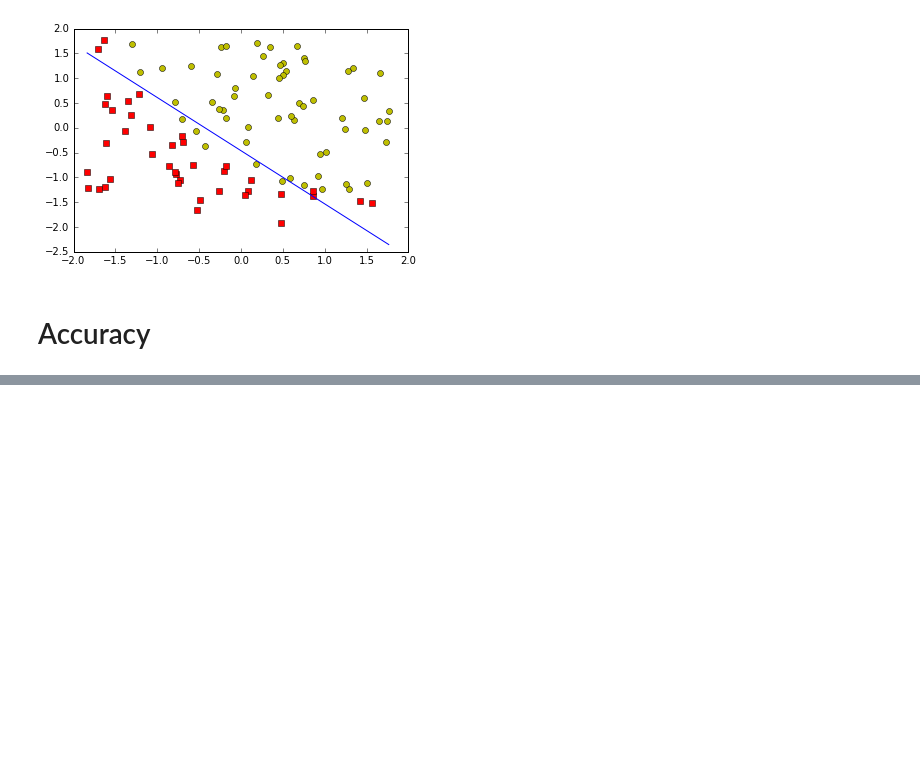
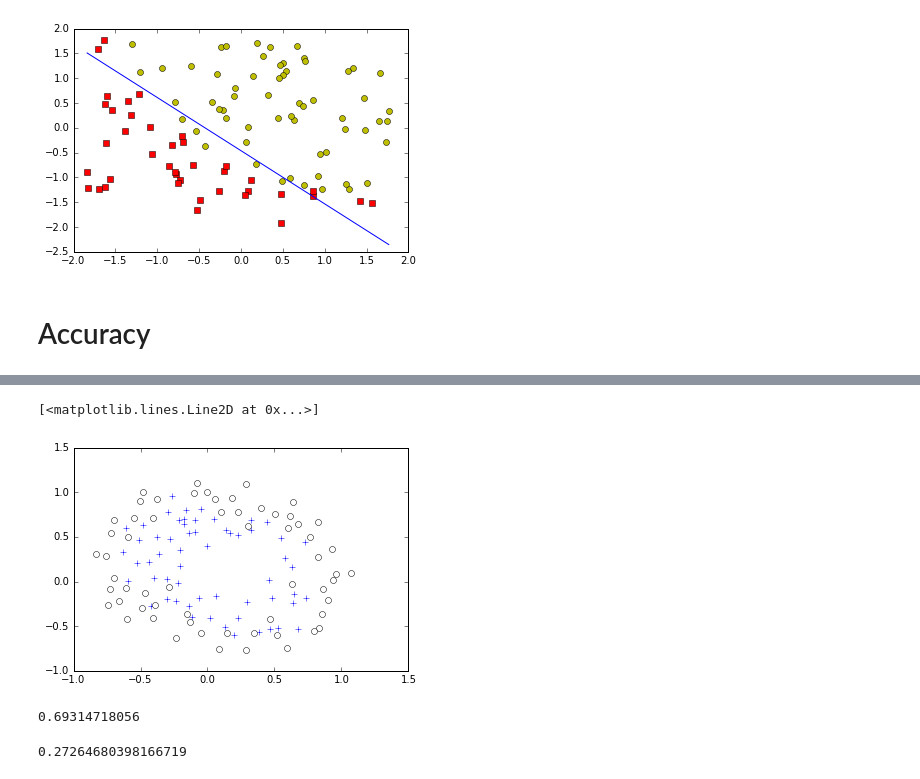
Before and after one commit to liavkoren/ng-redux, a Jupyter notebook: ex2/Logistic regression.ipynb, the cells around one changed output, grey strips where cells are left out. Cells and saved outputs as stored; diff of their text form; code cells hidden in the pictures; blank space fills up the shorter version.

Commit message:
Adds regularization.

```diff
--- a/ex2/Logistic regression.ipynb
+++ b/ex2/Logistic regression.ipynb
@@ -180,0 +174,38 @@ Percentage correctly predicted: 89.0
+# %%
+def map_features(X):
+    """
+    Given X, our two-feature array of x1 & x2, returns a new np array with polynomial feature:
+    x1, x2, x1^2, x2^, x1*x2, x1*x2^2, x1^2*x2, etc... up to the 6th degree.
+    """
+    x1 = X[:, 0]
+    x2 = X[:, 1]
+    degree = 6
+    output = np.ones((x1.shape[0], 1))
+    for i in range(1, degree+1):
+        for j in range(i+1):
+            rows, columns = output.shape
+            output = np.concatenate([output, np.zeros((rows, 1))], axis=1)
+            output[:, columns] = np.power(x1, i - j) * np.power(x2, j)
+    return output
+
+data2 = np.loadtxt('ex2data2.txt', delimiter=',')
+X2_initial = data2[:, 0:2]
+y2 = data2[:, 2]
+
+polynomial_X = map_features(X2_initial)
+
+positive = X2_initial[y2 == 1]
+plt.plot(positive[:, 0], positive[:, 1], '+')
+
+negative = X2_initial[y2 == 0]
+plt.plot(negative[:, 0], negative[:, 1], 'wo')
+# %% [output]
+[<matplotlib.lines.Line2D at 0x...>]
+[figure, added]
+# %%
+rows, features = polynomial_X.shape
+initial_theta = np.zeros((features))
+regularization = 1  # Lambda value
+print cost(initial_theta, polynomial_X, y2, lambd=regularization)
+# %% [output]
+0.69314718056
@@ -180,0 +220,6 @@ Percentage correctly predicted: 89.0
+# %%
+octave_theta = np.array([1.2308e+00, 6.2746e-01, 1.2244e+00, -2.0028e+00, -6.7719e-01, -1.1363e+00, 5.3377e-02, -3.0588e-01, -2.8833e-01, -2.3607e-01, -1.5155e+00, -6.2719e-02, -5.6782e-01, -1.8009e-01, -1.2011e+00, -3.0469e-01, -1.9685e-01, -7.0687e-02, -2.4604e-01, -2.2396e-01, -6.5167e-01, -1.1139e+00, -3.6856e-04, -2.8302e-01, 1.9365e-03, -3.0873e-01, -8.3980e-02, -1.1066e+00])
+diff = minimization_result.x - octave_theta
+diff.dot(diff.T)
+# %% [output]
+0.27264680398166719
```
Also changed, not shown: parts of 8 cells of this notebook.
